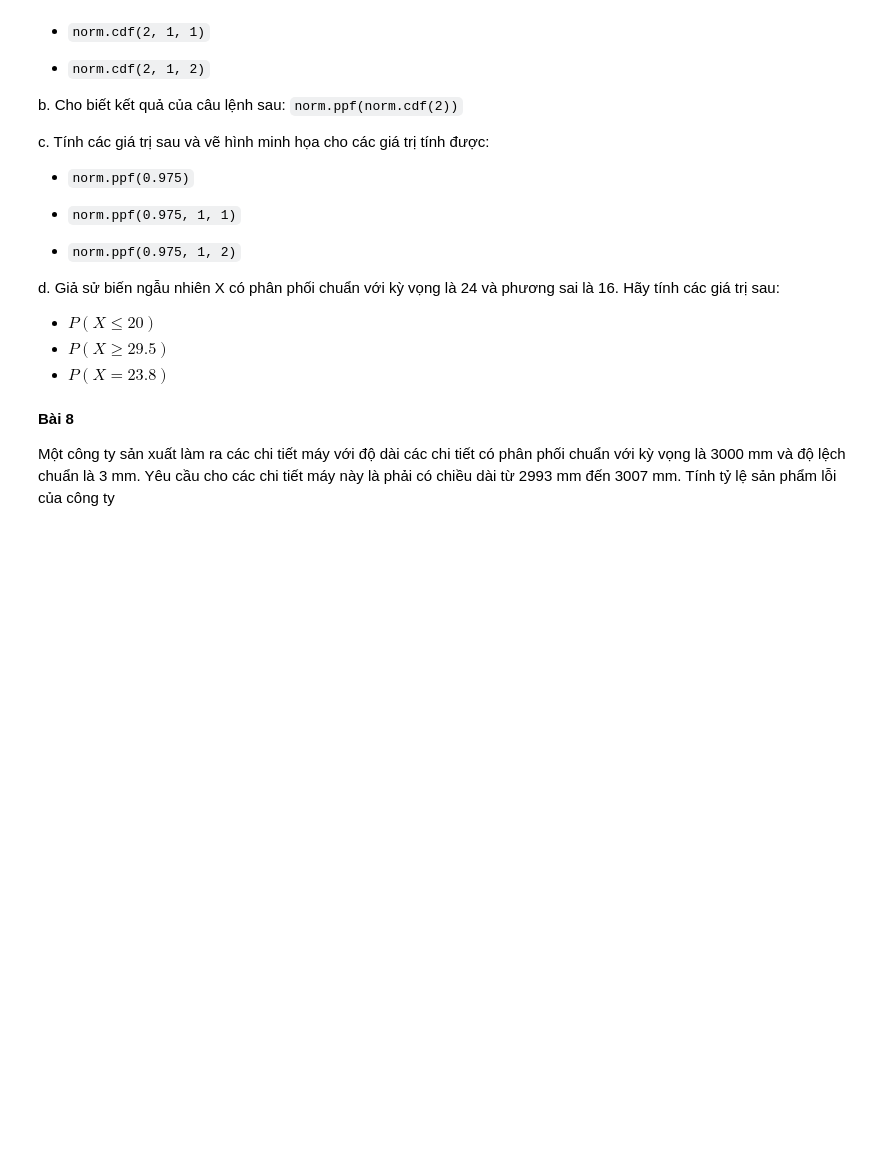
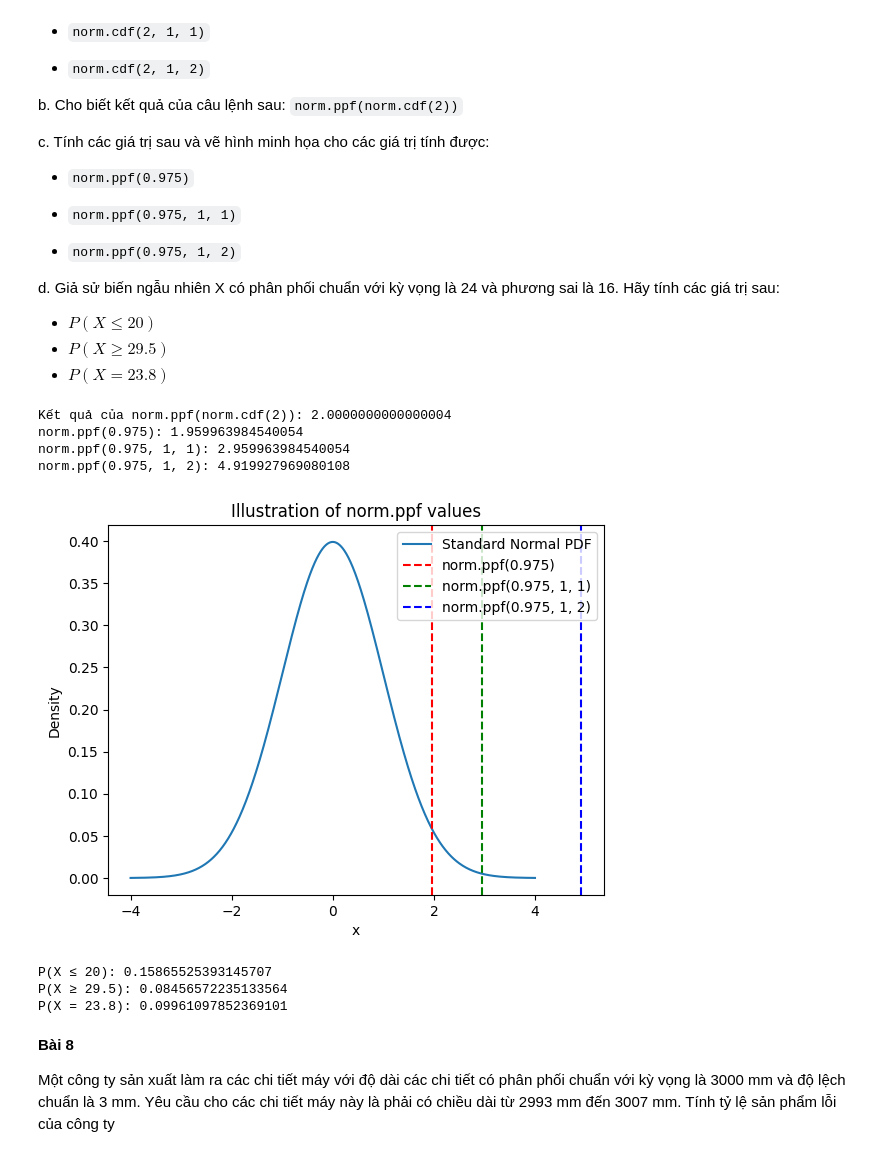
Before and after one commit to tano-dev/Pattern-Recognition-and-Machine-Learning, a Jupyter notebook: Week 2/Lab2_Ex1.ipynb, the cells around one changed output. Saved outputs shown, nothing was run; the diff lists cells and outputs as text; code cells hidden in the pictures; blank space fills up the shorter version.

```diff
--- a/Week 2/Lab2_Ex1.ipynb
+++ b/Week 2/Lab2_Ex1.ipynb
@@ -210,6 +312,81 @@ d. Giả sử biến ngẫu nhiên X có phân phối chuẩn với kỳ vọng
 - $P(X \leq 20)$
 - $P(X \ge 29.5)$
 - $P(X = 23.8)$
+# %%
+# **Bài 7**
+
+# a. Cho biết ý nghĩa của các câu lệnh sau:
+
+# - `norm.cdf(2)`
+
+# - `norm.cdf(2, 1, 1)`
+
+# - `norm.cdf(2, 1, 2)`
+
+# b. Cho biết kết quả của câu lệnh sau: `norm.ppf(norm.cdf(2))`
+
+# c. Tính các giá trị sau và vẽ hình minh họa cho các giá trị tính được:
+
+# - `norm.ppf(0.975)`
+
+# - `norm.ppf(0.975, 1, 1)`
+
+# - `norm.ppf(0.975, 1, 2)`
+
+# d. Giả sử biến ngẫu nhiên X có phân phối chuẩn với kỳ vọng là 24 và phương sai là 16. Hãy tính các giá trị sau:
+
+# - $P(X \leq 20)$
+# - $P(X \ge 29.5)$
+# - $P(X = 23.8)$
+
+#a
+# - `norm.cdf(2)`: Tính hàm phân phối tích lũy (CDF) của phân phối chuẩn chuẩn hóa tại điểm 2.
+# - `norm.cdf(2, 1, 1)`: Tính CDF của phân phối chuẩn với trung bình 1 và độ lệch chuẩn 1 tại điểm 2.
+# - `norm.cdf(2, 1, 2)`: Tính CDF của phân phối chuẩn với trung bình 1 và độ lệch chuẩn 2 tại điểm 2.
+
+#b
+result_b = norm.ppf(norm.cdf(2))
+print("Kết quả của norm.ppf(norm.cdf(2)):", result_b)
+
+#c
+ppf_975 = norm.ppf(0.975)
+ppf_975_1_1 = norm.ppf(0.975, 1, 1)
+ppf_975_1_2 = norm.ppf(0.975, 1, 2)
+print("norm.ppf(0.975):", ppf_975)
+print("norm.ppf(0.975, 1, 1):", ppf_975_1_1)
+print("norm.ppf(0.975, 1, 2):", ppf_975_1_2)
+# Vẽ hình minh họa
+x = np.linspace(-4, 4, 1000)
+plt.plot(x, norm.pdf(x), label='Standard Normal PDF')
+plt.axvline(ppf_975, color='r', linestyle='--', label='norm.ppf(0.975)')
+plt.axvline(ppf_975_1_1, color='g', linestyle='--', label='norm.ppf(0.975, 1, 1)')
+plt.axvline(ppf_975_1_2, color='b', linestyle='--', label='norm.ppf(0.975, 1, 2)')
+plt.title("Illustration of norm.ppf values")
+plt.xlabel("x")
+plt.ylabel("Density")
+plt.legend()
+plt.show()
+#d
+mu = 24
+sigma = 4  # Độ lệch chuẩn là căn bậc hai của phương
+# - P(X ≤ 20)
+P_X_le_20 = norm.cdf(20, mu, sigma)
+print("P(X ≤ 20):", P_X_le_20)
+# - P(X ≥ 29.5)
+P_X_ge_29_5 = 1 - norm.cdf(29.5, mu, sigma)
+print("P(X ≥ 29.5):", P_X_ge_29_5)
+# - P(X = 23.8)
+P_X_eq_23_8 = norm.pdf(23.8, mu, sigma)
+print("P(X = 23.8):", P_X_eq_23_8)
+# %% [output]
+Kết quả của norm.ppf(norm.cdf(2)): 2.0000000000000004
+norm.ppf(0.975): 1.959963984540054
+norm.ppf(0.975, 1, 1): 2.959963984540054
+norm.ppf(0.975, 1, 2): 4.919927969080108
+[figure, added]
+P(X ≤ 20): 0.15865525393145707
+P(X ≥ 29.5): 0.08456572235133564
+P(X = 23.8): 0.09961097852369101
 # %% [markdown]
 **Bài 8**
 
```
Also changed, not shown: parts of 5 cells of this notebook.
